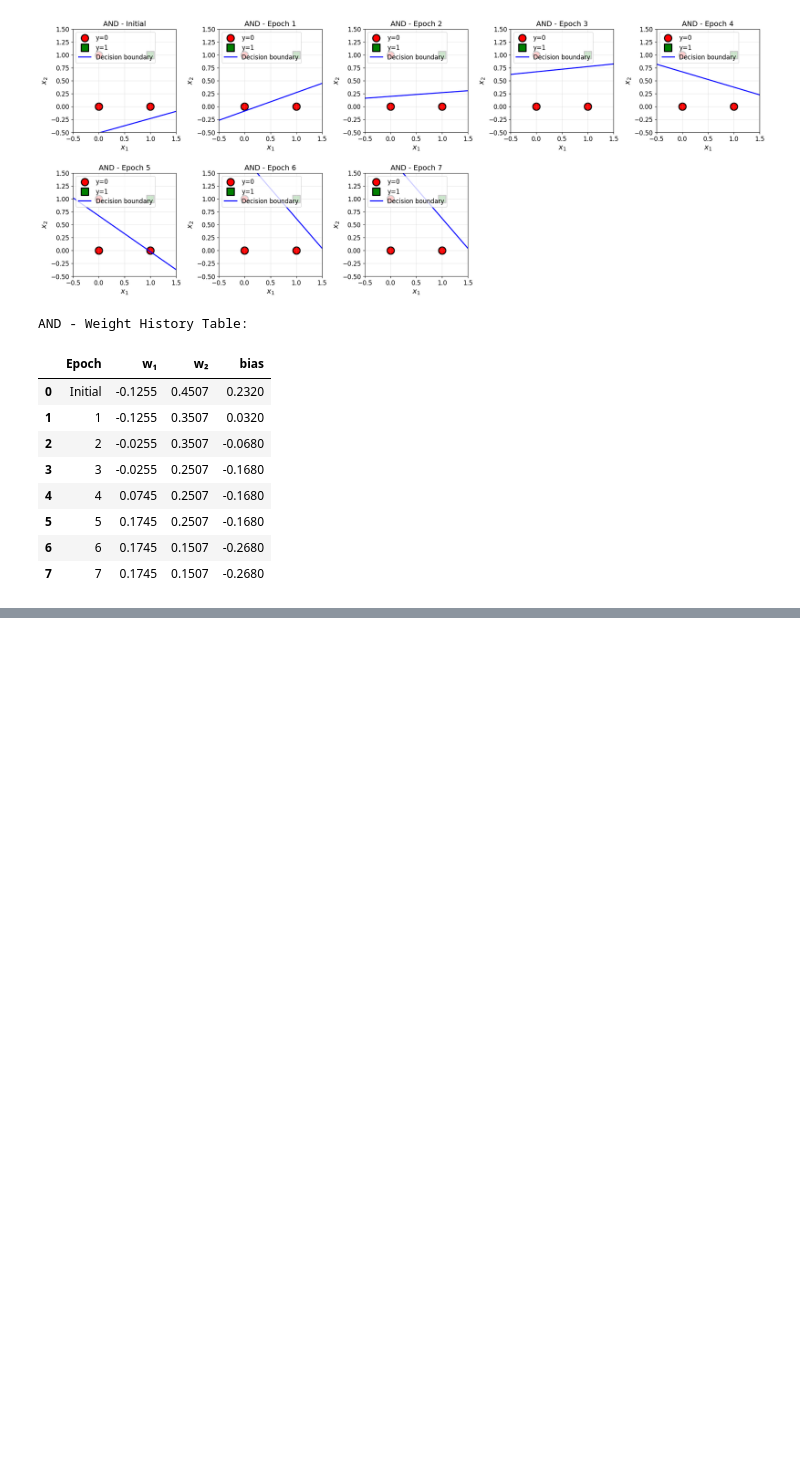
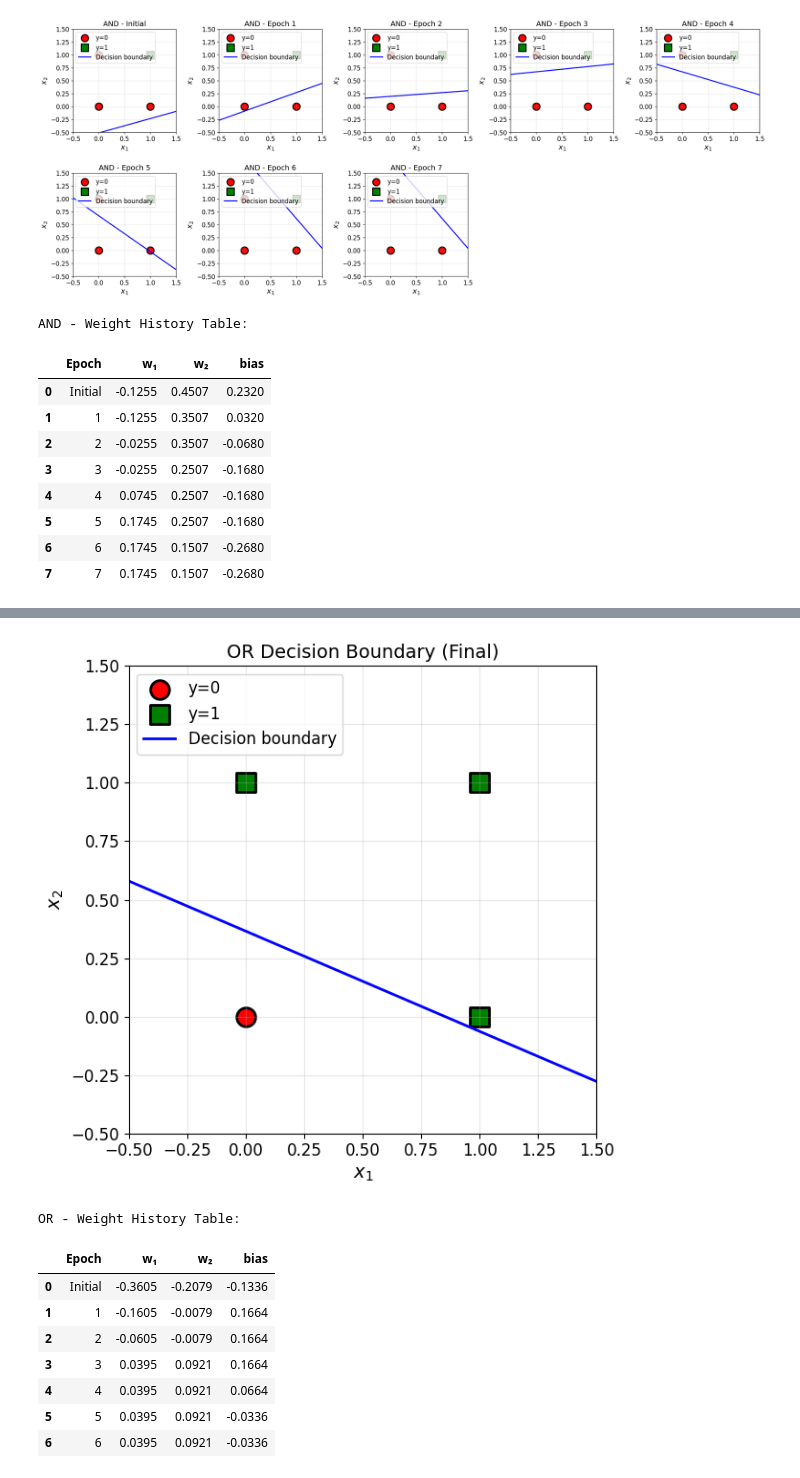
Before and after one commit to HaoYuYong/ARTIFICIAL-INTELLIGENCE, a Jupyter notebook: Lab1.ipynb, the cells around one changed output, grey strips where cells are left out. Cells and saved outputs as stored; diff of their text form; code cells hidden in the pictures; blank space fills up the shorter version.

```diff
--- a/Lab1.ipynb
+++ b/Lab1.ipynb
@@ -332,0 +360,19 @@ AND - Weight History Table:
+# %%
+# 3.1.2: Train a new perceptron for OR operation AND TEST IT
+perceptron_or = Perceptron(n_inputs=2, learning_rate=0.1)
+print(f"Initial weights: {perceptron_or.weights}")
+print(f"Initial bias: {perceptron_or.bias}")
+print("\nTraining...\n")
+
+history_or = perceptron_or.train(X_or, y_or, epochs=10)
+
+
+print("\nTesting OR perceptron:")
+print("-" * 40)
+all_correct = True
+for i in range(len(X_or)):
+    prediction = perceptron_or.predict(X_or[i])
+    correct = "✓" if prediction == y_or[i] else "✗"
+    if prediction != y_or[i]:
+        all_correct = False
+    print(f"Input: {X_or[i]} -> Predicted: {prediction}, Expected: {y_or[i]} {correct}")
@@ -332,0 +399,23 @@ AND - Weight History Table:
+# %%
+# 3.1.3: Plot the decision boundary and show weight table
+# Plot the decision boundary
+plot_decision_boundary(X_or, y_or, perceptron_or.weights, perceptron_or.bias,
+                      "OR Decision Boundary (Final)")
+plt.tight_layout()
+plt.show()
+
+# Display weight history table
+print("\nOR - Weight History Table:")
+df_or = create_weight_table(history_or)
+display(df_or)
+# %% [output]
+[figure, added]
+OR - Weight History Table:
+|  | Epoch | w₁ | w₂ | bias |
+| 0 | Initial | -0.3605 | -0.2079 | -0.1336 |
+| 1 | 1 | -0.1605 | -0.0079 | 0.1664 |
+| 2 | 2 | -0.0605 | -0.0079 | 0.1664 |
+| 3 | 3 | 0.0395 | 0.0921 | 0.1664 |
+| 4 | 4 | 0.0395 | 0.0921 | 0.0664 |
+| 5 | 5 | 0.0395 | 0.0921 | -0.0336 |
+| 6 | 6 | 0.0395 | 0.0921 | -0.0336 |
```
Also changed, not shown: parts of 3 cells of this notebook.
